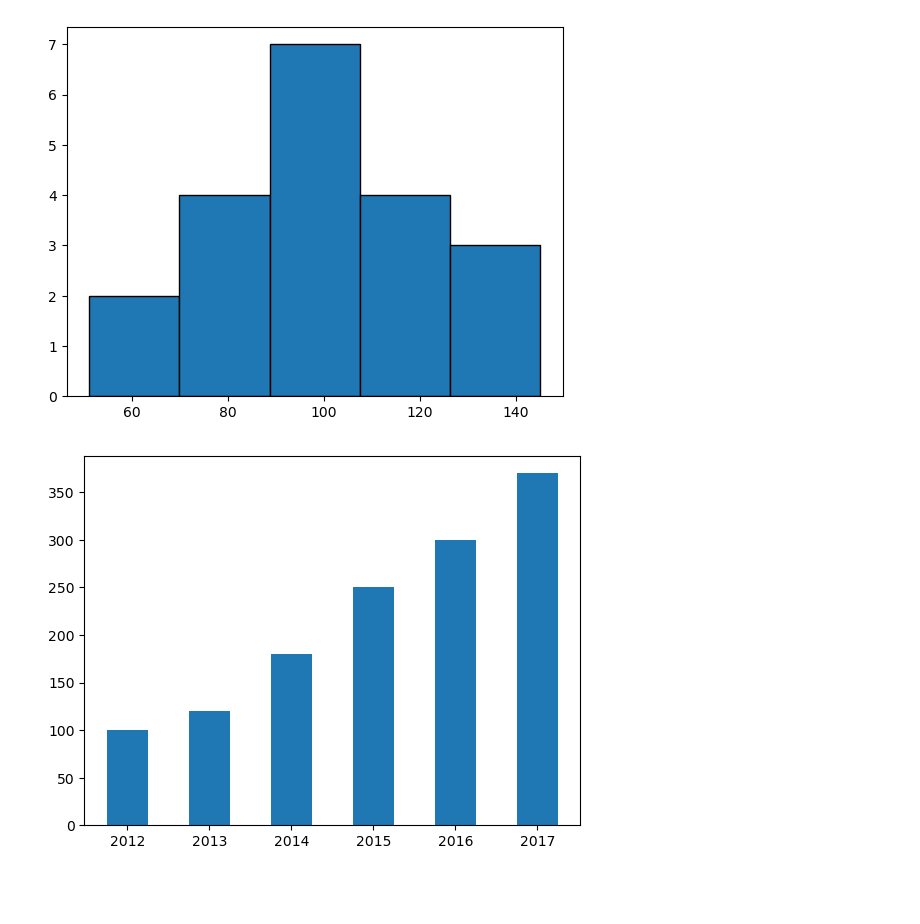
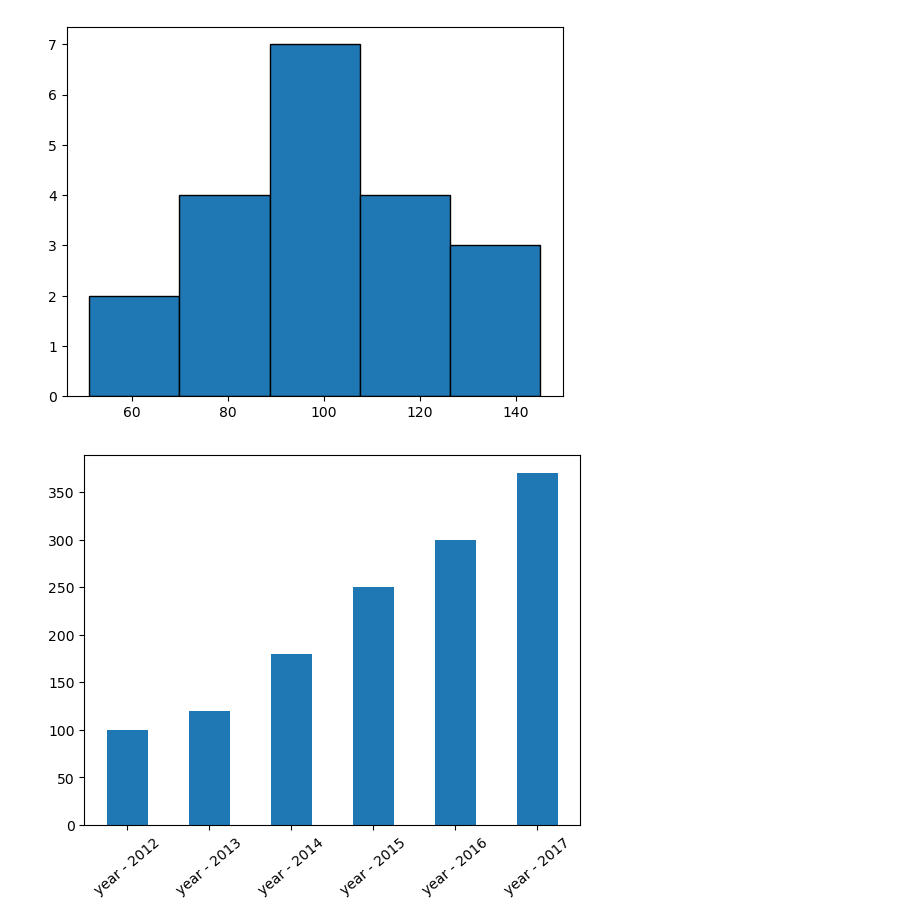
Before and after one commit to naaam-h-siddhu/data-science-and-machine-learning, a Jupyter notebook: lec13_matplotlib.ipynb, the cells around one changed output. Saved outputs shown, nothing was run; the diff lists cells and outputs as text; code cells hidden in the pictures; blank space fills up the shorter version.

```diff
--- a/lec13_matplotlib.ipynb
+++ b/lec13_matplotlib.ipynb
@@ -121,10 +121,11 @@ plt.show
 <function matplotlib.pyplot.show(close=None, block=None)>
 [figure]
 # %%
-year = ["year - 2012" ,"year - 2012","year - 2012",2015,2016,2017]
+year = ["year - 2012" ,"year - 2013","year - 2014","year - 2015","year - 2016","year - 2017"]
 salary = [12,13,14,17,19,20]
 population = [100,120,180,250,300,370]
 plt.bar(year,population,width = 0.5)
+plt.xticks(rotation = 40)#make the label more readable
 plt.show()
 # %% [output]
-[figure, old version]
+[figure, new version]
```
Also changed, not shown: parts of 2 cells of this notebook, 1 other file.
